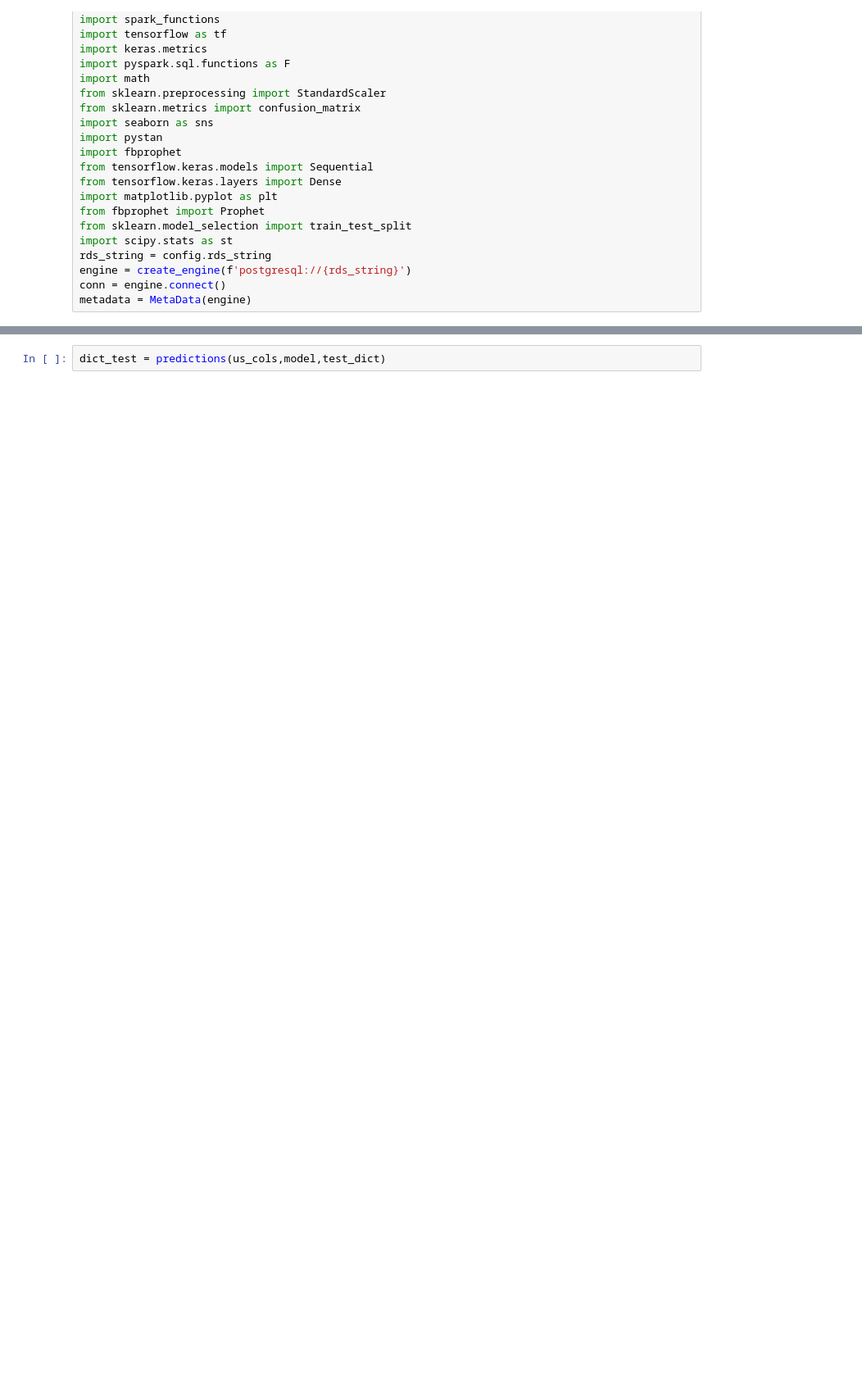
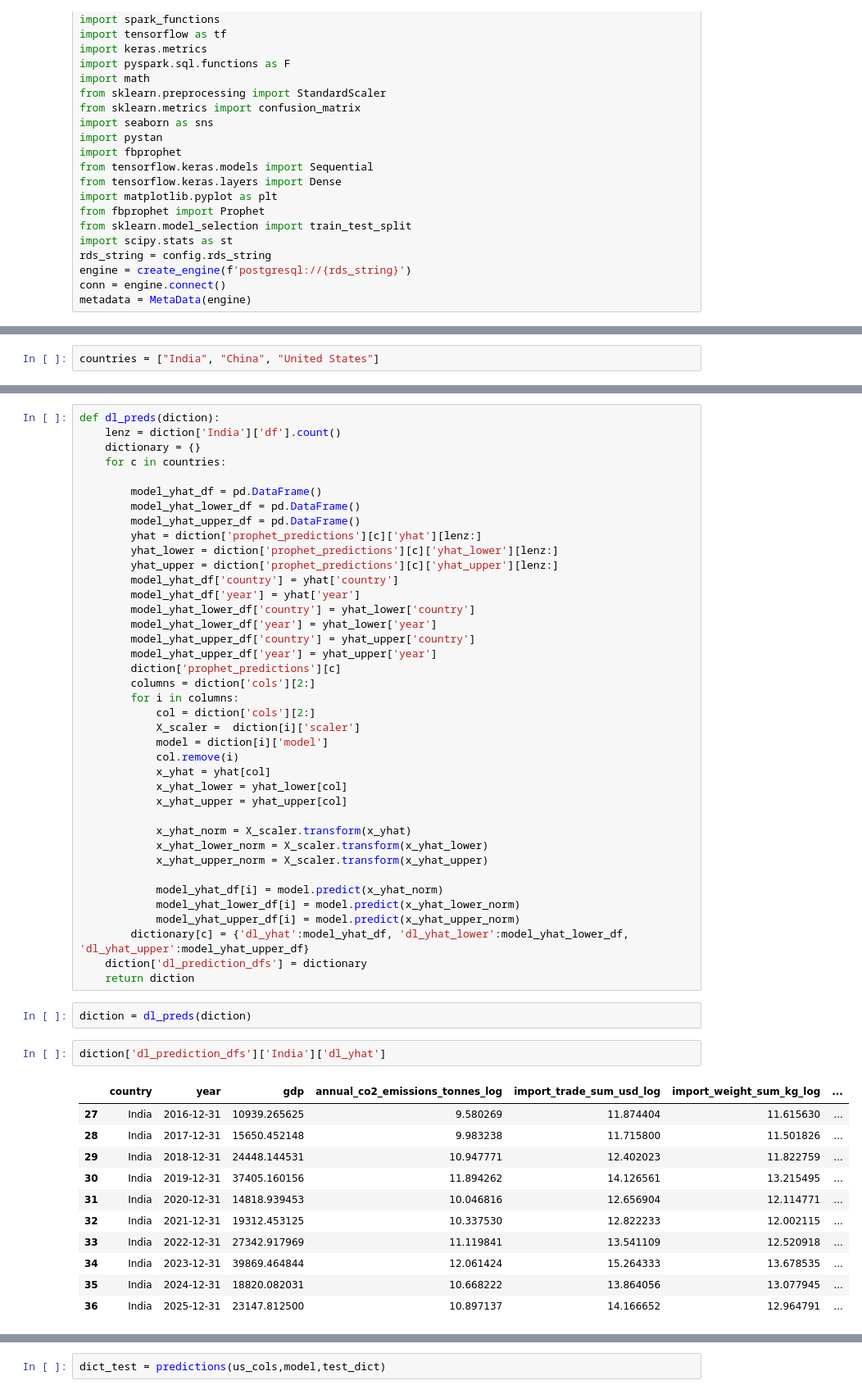
Before and after one commit to PopeStarkiller/emissions_analysis, a Jupyter notebook: emissions_main.ipynb, the cells around one changed output, grey strips where cells are left out. Shown at 82% size. Cells and saved outputs as stored; diff of their text form; blank space fills up the shorter version.

```diff
--- a/emissions_main.ipynb
+++ b/emissions_main.ipynb
@@ -421,0 +48,2 @@ steve = [yhat,yhat_lower,yhat_upper]
+# %%
+countries = ["India", "China", "United States"]
@@ -421,0 +253,55 @@ steve = [yhat,yhat_lower,yhat_upper]
+# %%
+def dl_preds(diction):
+    lenz = diction['India']['df'].count()
+    dictionary = {}
+    for c in countries:
+
+        model_yhat_df = pd.DataFrame()
+        model_yhat_lower_df = pd.DataFrame()
+        model_yhat_upper_df = pd.DataFrame()
+        yhat = diction['prophet_predictions'][c]['yhat'][lenz:]
+        yhat_lower = diction['prophet_predictions'][c]['yhat_lower'][lenz:]
+        yhat_upper = diction['prophet_predictions'][c]['yhat_upper'][lenz:]
+        model_yhat_df['country'] = yhat['country']
+        model_yhat_df['year'] = yhat['year']
+        model_yhat_lower_df['country'] = yhat_lower['country']
+        model_yhat_lower_df['year'] = yhat_lower['year']
+        model_yhat_upper_df['country'] = yhat_upper['country']
+        model_yhat_upper_df['year'] = yhat_upper['year']
+        diction['prophet_predictions'][c]
+        columns = diction['cols'][2:]
+        for i in columns:
+            col = diction['cols'][2:]
+            X_scaler =  diction[i]['scaler']
+            model = diction[i]['model']
+            col.remove(i)
+            x_yhat = yhat[col]
+            x_yhat_lower = yhat_lower[col]
+            x_yhat_upper = yhat_upper[col]
+
+            x_yhat_norm = X_scaler.transform(x_yhat)
+            x_yhat_lower_norm = X_scaler.transform(x_yhat_lower)
+            x_yhat_upper_norm = X_scaler.transform(x_yhat_upper)
+
+            model_yhat_df[i] = model.predict(x_yhat_norm)
+            model_yhat_lower_df[i] = model.predict(x_yhat_lower_norm)
+            model_yhat_upper_df[i] = model.predict(x_yhat_upper_norm)
+        dictionary[c] = {'dl_yhat':model_yhat_df, 'dl_yhat_lower':model_yhat_lower_df, 'dl_yhat_upper':model_yhat_upper_df}
+    diction['dl_prediction_dfs'] = dictionary
+    return diction
+# %%
+diction = dl_preds(diction)
+# %%
+diction['dl_prediction_dfs']['India']['dl_yhat']
+# %% [output]
+|  | country | year | gdp | annual_co2_emissions_tonnes_log | import_trade_sum_usd_log | import_weight_sum_kg_log | ... |
+| 27 | India | 2016-12-31 | 10939.265625 | 9.580269 | 11.874404 | 11.615630 | ... |
+| 28 | India | 2017-12-31 | 15650.452148 | 9.983238 | 11.715800 | 11.501826 | ... |
+| 29 | India | 2018-12-31 | 24448.144531 | 10.947771 | 12.402023 | 11.822759 | ... |
+| 30 | India | 2019-12-31 | 37405.160156 | 11.894262 | 14.126561 | 13.215495 | ... |
+| 31 | India | 2020-12-31 | 14818.939453 | 10.046816 | 12.656904 | 12.114771 | ... |
+| 32 | India | 2021-12-31 | 19312.453125 | 10.337530 | 12.822233 | 12.002115 | ... |
+| 33 | India | 2022-12-31 | 27342.917969 | 11.119841 | 13.541109 | 12.520918 | ... |
+| 34 | India | 2023-12-31 | 39869.464844 | 12.061424 | 15.264333 | 13.678535 | ... |
+| 35 | India | 2024-12-31 | 18820.082031 | 10.668222 | 13.864056 | 13.077945 | ... |
+| 36 | India | 2025-12-31 | 23147.812500 | 10.897137 | 14.166652 | 12.964791 | ... |
```
Also changed, not shown: parts of 62 cells of this notebook.
